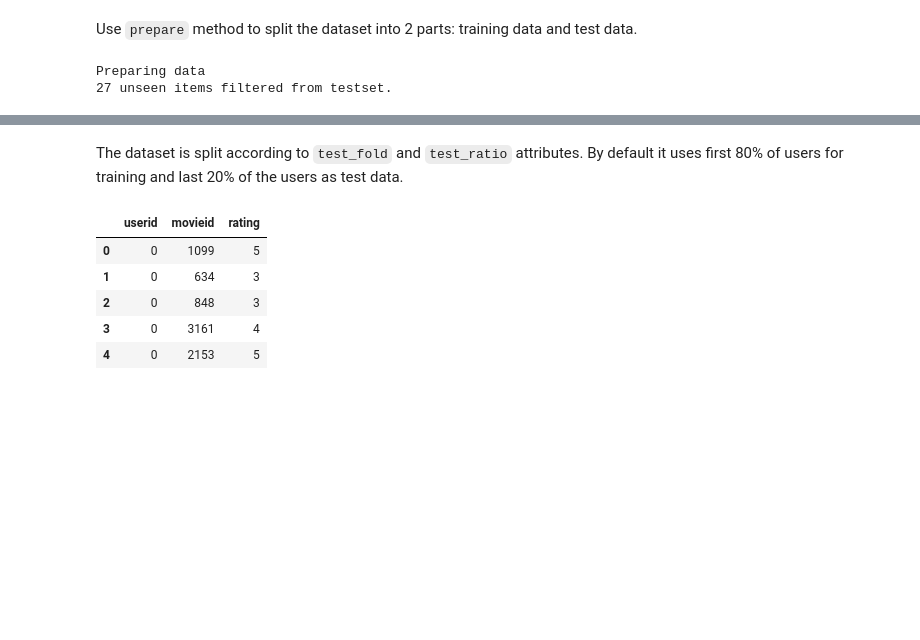
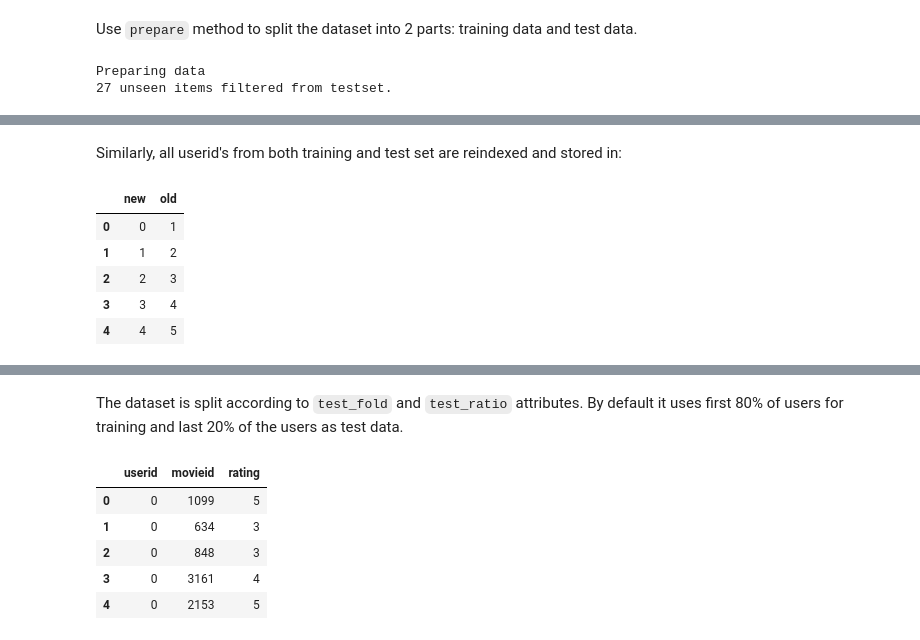
Before and after one commit to evfro/RecSys_ISP2017, a Jupyter notebook: polara_intro.ipynb, the cells around one changed output, grey strips where cells are left out. Cells and saved outputs as stored; diff of their text form; code cells hidden in the pictures; blank space fills up the shorter version.

```diff
--- a/polara_intro.ipynb
+++ b/polara_intro.ipynb
@@ -81,0 +93,11 @@ Preparing data
+# %% [markdown]
+Similarly, all userid's from both training and test set are reindexed and stored in:
+# %%
+data_model.index.userid.training.head()
+# %% [output]
+|  | new | old |
+| 0 | 0 | 1 |
+| 1 | 1 | 2 |
+| 2 | 2 | 3 |
+| 3 | 3 | 4 |
+| 4 | 4 | 5 |
```
Also changed, not shown: parts of 5 cells of this notebook.
